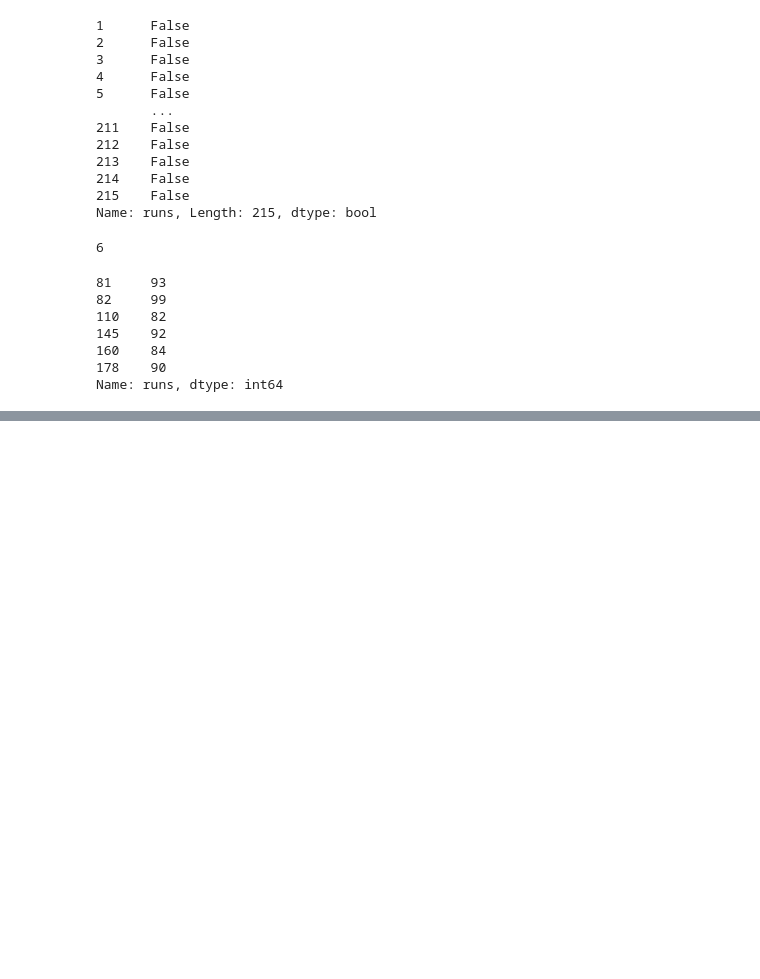
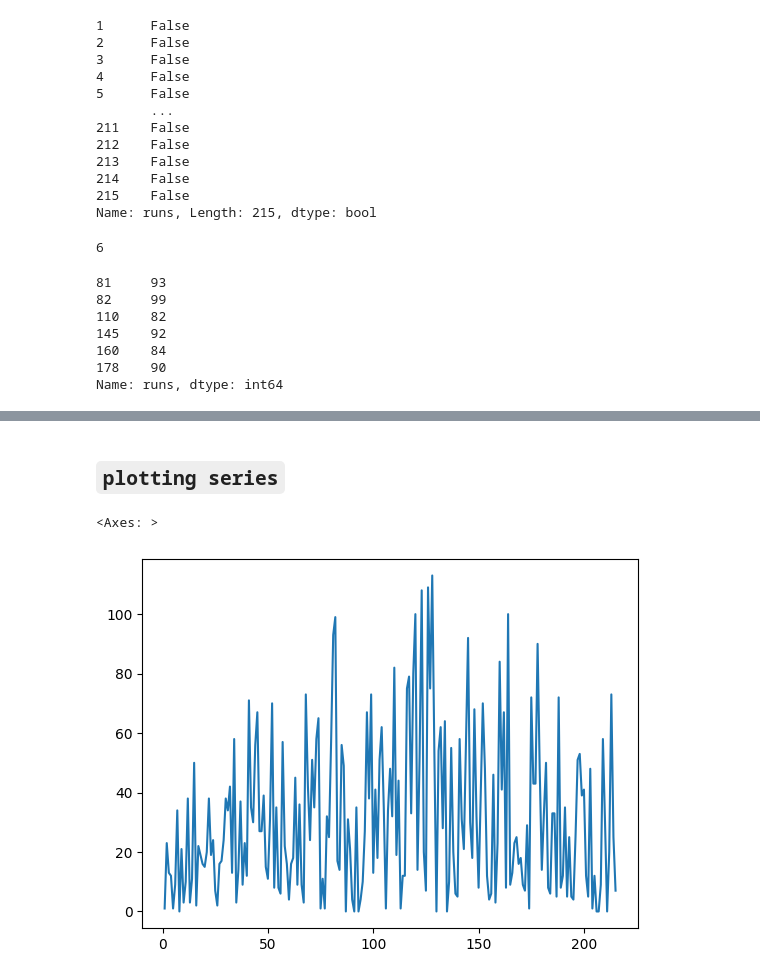
Before and after one commit to abhishekjha462000/data_science_final, a Jupyter notebook: week_05_08/week_06_pandas_basics/my_notes/session-16/session-16-pandas-series.ipynb, the cells around one changed output, grey strips where cells are left out. Drawn from its saved outputs; the diff is of its cells as text; code cells hidden in the pictures; blank space fills up the shorter version.

```diff
--- a/week_05_08/week_06_pandas_basics/my_notes/session-16/session-16-pandas-series.ipynb
+++ b/week_05_08/week_06_pandas_basics/my_notes/session-16/session-16-pandas-series.ipynb
@@ -1016,0 +1143,7 @@ Name: runs, dtype: int64
+# %% [markdown]
+## `plotting series`
+# %%
+virat_kohli_scores.plot()
+# %% [output]
+<Axes: >
+[figure, added]
```
Also changed, not shown: parts of 13 cells of this notebook.
